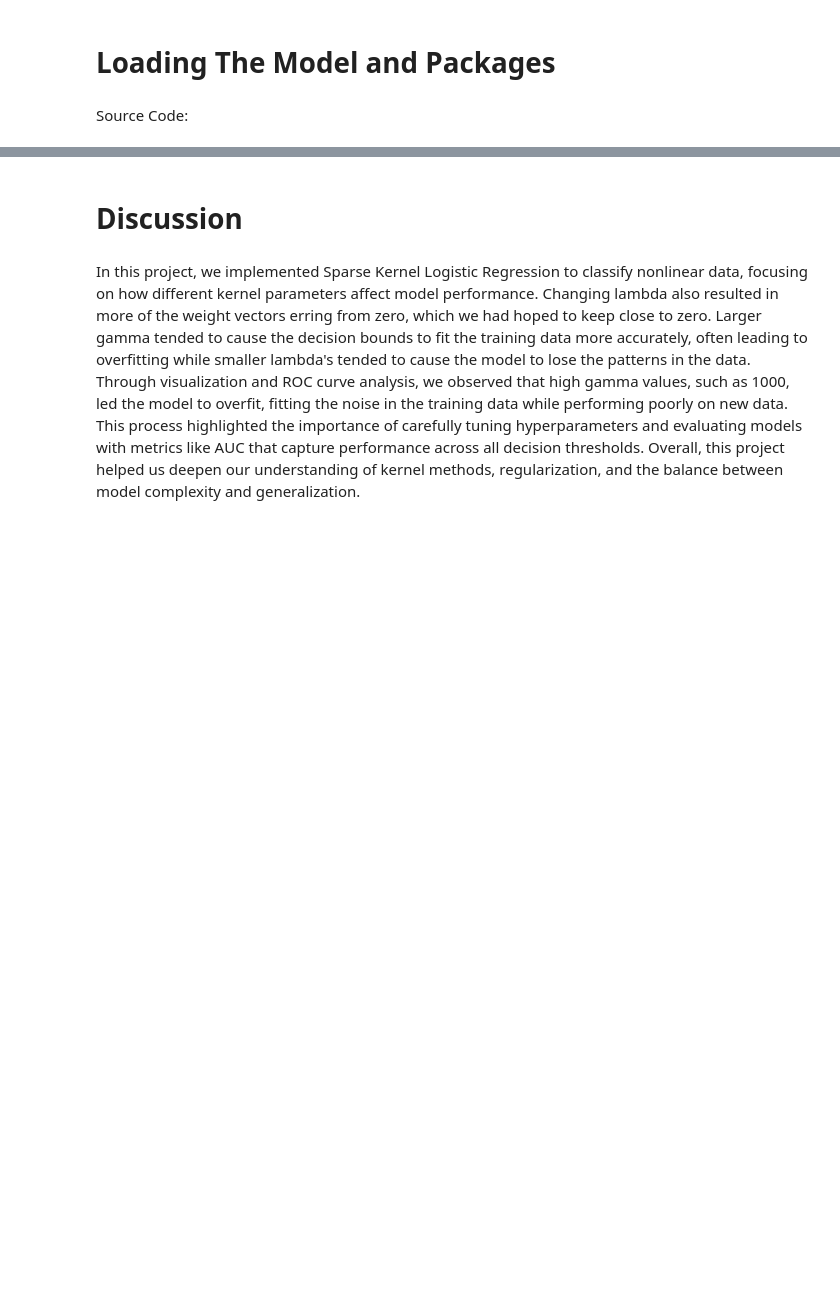
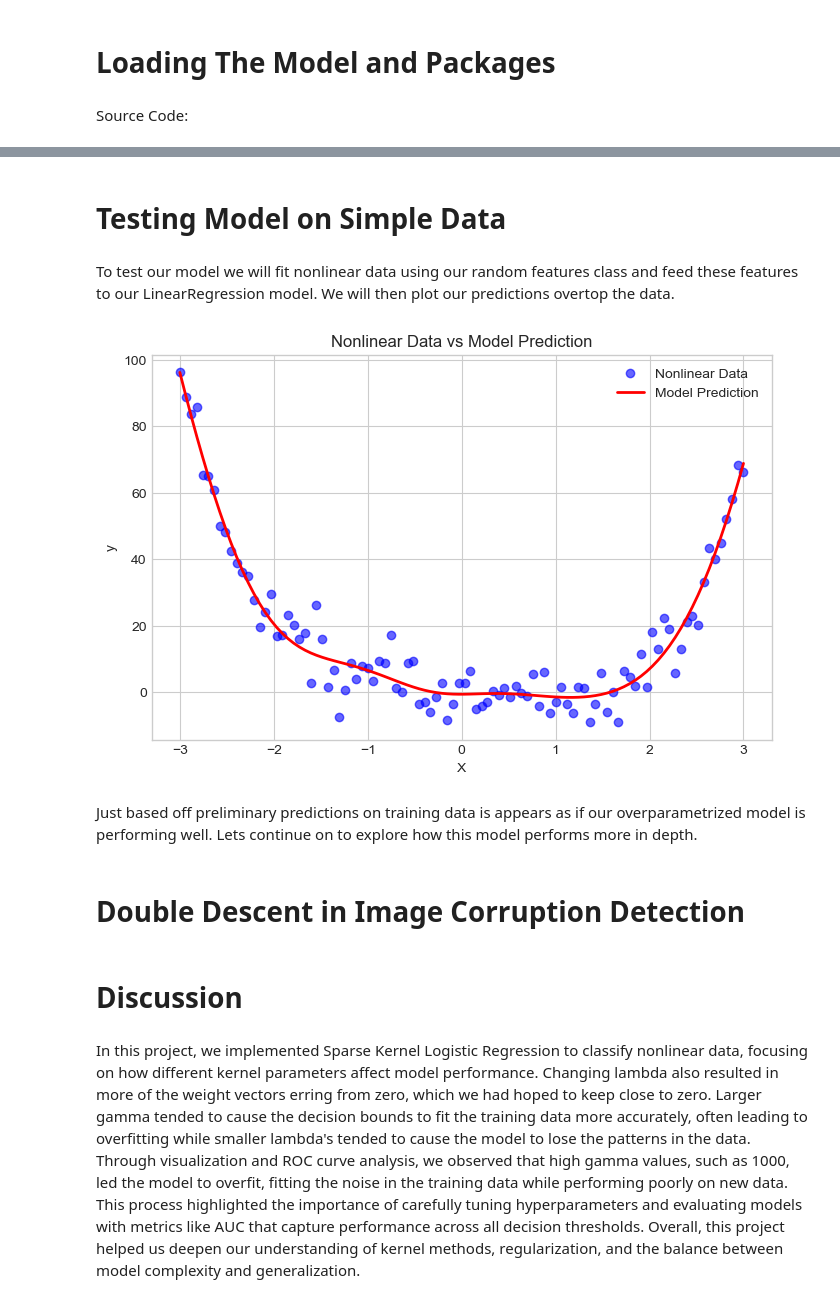
Before and after one commit to Nibsquatch/Nibsquatch.github.io, a Jupyter notebook: posts/Blog 7/index.ipynb, the cells around one changed output, grey strips where cells are left out. Cells and saved outputs as stored; diff of their text form; code cells hidden in the pictures; blank space fills up the shorter version.

```diff
--- a/posts/Blog 7/index.ipynb
+++ b/posts/Blog 7/index.ipynb
@@ -26,0 +33,2 @@ plt.style.use('seaborn-v0_8-whitegrid')
+# %% [markdown]
+# Testing Model on Simple Data
@@ -27,3 +70,40 @@ plt.style.use('seaborn-v0_8-whitegrid')
+# %% [markdown]
+To test our model we will fit nonlinear data using our random features class and feed these features to our LinearRegression model. We will then plot our predictions overtop the data.
+# %%
+# Generate Nonlinear Data
+X = torch.tensor(np.linspace(-3, 3, 100).reshape(-1, 1), dtype = torch.float64)
+y = X**4 - 4*X + torch.normal(0, 5, size=X.shape)
+
+# transorm our data
+phi = RandomFeatures(n_features = 10)
+phi.fit(X)
+phi_X = phi.transform(X)
+
+# instantiate our model and optimizer
+LR = MyLinearRegression()
+opt = OverParameterizedLinearRegressionOptimizer(LR)
+
+# fit the model to our transformed data
+opt.fit(phi_X, y)
+
+# pull predictions from the data
+y_pred = LR.predict(phi_X)
+
+# Plot predictions vs actual data
+plt.figure(figsize = (8, 5))
+plt.scatter(X, y, label = 'Nonlinear Data', color = 'blue', alpha = 0.6)
+plt.plot(X, y_pred, label = 'Model Prediction', color = 'red', linewidth = 2)
+plt.title("Nonlinear Data vs Model Prediction")
+plt.xlabel("X")
+plt.ylabel("y")
+plt.legend()
+plt.show()
+# %% [output]
+[figure, added]
+# %% [markdown]
+Just based off preliminary predictions on training data is appears as if our overparametrized model is performing well. Lets continue on to explore how this model performs more in depth.
+# %% [markdown]
+# Double Descent in Image Corruption Detection
 # %% [markdown]
 # Discussion
 # %% [markdown]
```
Also changed, not shown: parts of 6 cells of this notebook, 9 other files.
